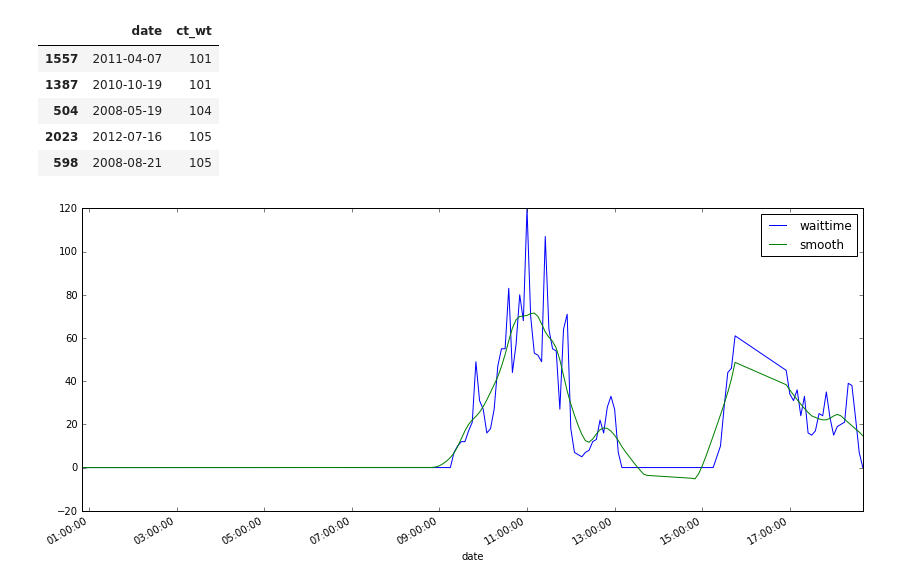
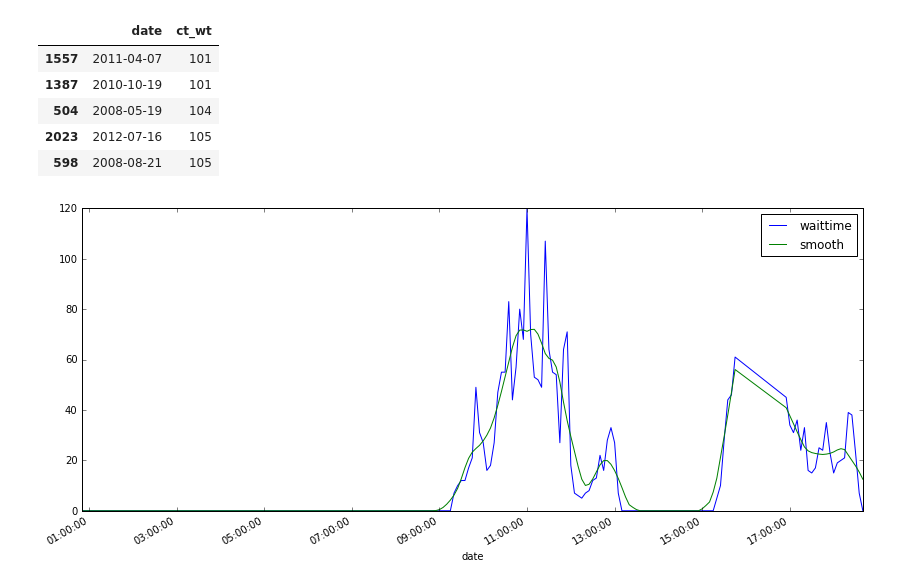
Before and after one commit to jngseattle/BorderCrossing, a Jupyter notebook: code/EDA-smoothing.ipynb, the cells around one changed output. Saved outputs shown, nothing was run; the diff lists cells and outputs as text; code cells hidden in the pictures.

Commit message:
Define basic smoothing approach

```diff
--- a/code/EDA-smoothing.ipynb
+++ b/code/EDA-smoothing.ipynb
@@ -223,8 +223,9 @@ dfnullcount[dfnullcount.ct_wt > 100].sort_values('ct_wt').head()
 | 598 | 2008-08-21 | 105 |
 # %%
 dfday1 = df[(df.year==2011) & (df.month==4) & (df.dayofmonth==7)][['date', 'waittime']].set_index('date')
-z = lowess(dfday1.waittime, dfday1.index, frac=.09, it=0)
+z = lowess(dfday1.waittime, dfday1.index, frac=12./len(dfday1), it=0)
 dfday1['smooth'] = z[:,1]
+dfday1.smooth = dfday1.smooth.clip(0)   # clip values below zero
 dfday1.plot(figsize=(14,6));
 # %% [output]
-[figure, old version]
+[figure, new version]
```
Also changed, not shown: parts of 18 cells of this notebook.
